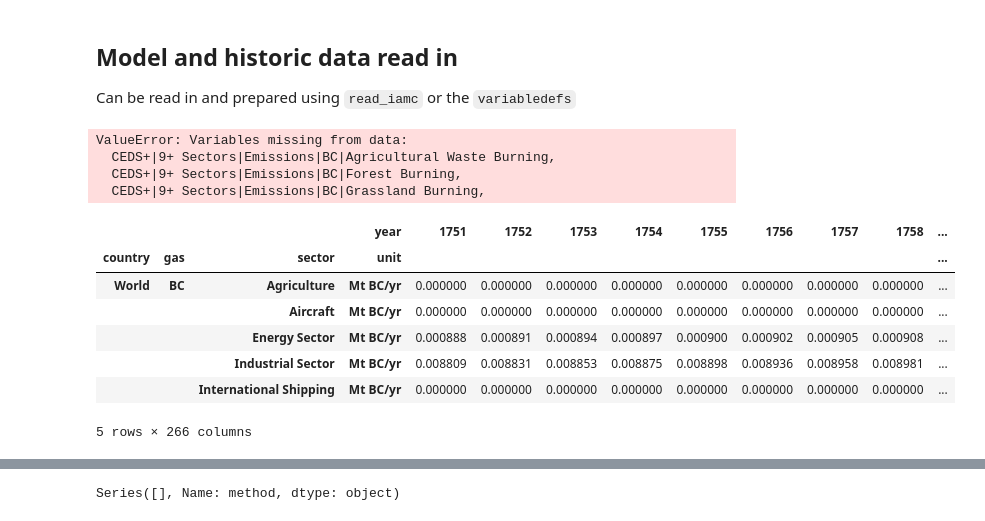
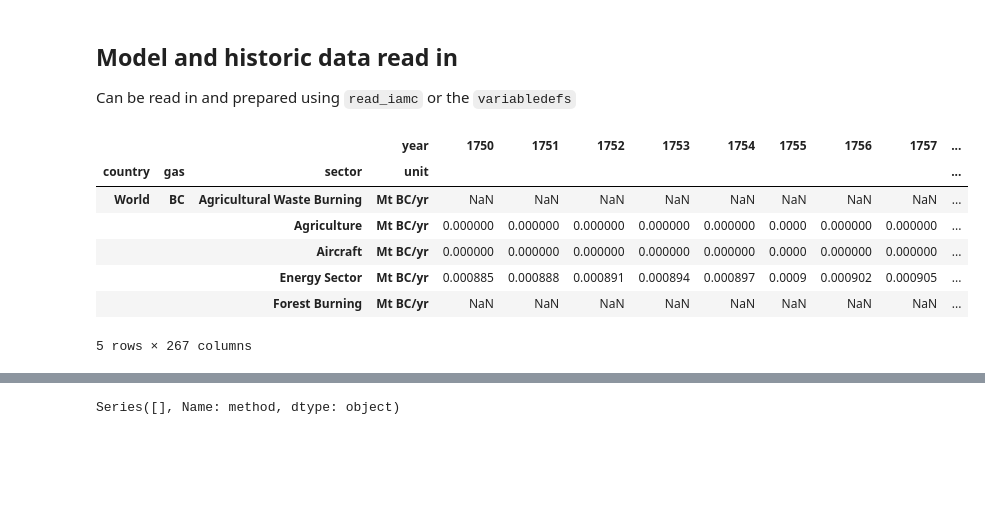
Before and after one commit to jkikstra/concordia, a Jupyter notebook: notebooks/workflow.ipynb, the cells around one changed output, grey strips where cells are left out. Drawn from its saved outputs; the diff is of its cells as text; code cells hidden in the pictures; blank space fills up the shorter version.

```diff
--- a/notebooks/workflow.ipynb
+++ b/notebooks/workflow.ipynb
@@ -73,3 +73,21 @@ array(['LAM', 'OAS', 'SSA', 'EUR', 'NEU', 'MEA', 'REF', 'CAZ', 'CHA',
 ## Model and historic data read in
 
 Can be read in and prepared using `read_iamc` or the `variabledefs`
+# %%
+hist_ceds = (
+    pd.read_csv(
+        base_path / "historical/rescue/ceds_2017_extended.csv", index_col=list(range(4))
+    )
+    .rename(index={"NMVOC": "VOC", "SO2": "Sulfur"}, level="gas")
+    .rename(index={"Mt NMVOC/yr": "Mt VOC/yr"}, level="unit")
+    .rename(columns=int)
+    .pix.format(variable="CEDS+|9+ Sectors|Emissions|{gas}|{sector}", drop=True)
+    .pix.assign(model="History", scenario="CEDS")
+)
+# %%
+hist_global = (
+    pd.read_excel(base_path / "historical/rescue/global_trajectories.xlsx", index_col=list(range(5)))
+    .rename_axis(index=str.lower)
+    .rename_axis(index={"region": "country"})
+    .rename(index=lambda s: s.removesuffix("|Unharmonized"), level="variable")
+)
@@ -76,42 +98,20 @@ Can be read in and prepared using `read_iamc` or the `variabledefs`
 # %%
 hist = (
-    pd.read_csv(
-        base_path / "historical/rescue/ceds_2017_extended.csv", index_col=list(range(5))
+    concat([hist_ceds, hist_global, hist_gfed])
+    .pipe(
+        variabledefs.history.load_data,
+        levels=["country", "gas", "sector", "unit"],
     )
-    .rename_axis(index={"Region": "Country"})
-    .rename(index={"NMVOC": "VOC", "SO2": "Sulfur"}, level="gas")
-    .pipe(variabledefs.load_data, levels=["country", "gas", "sector", "unit"])
     .pipe(combine_countries, **country_combinations)
 )
 hist.head()
 # %% [output]
+|  |  |  | year | 1750 | 1751 | 1752 | 1753 | 1754 | 1755 | 1756 | 1757 | ... |
+| country | gas | sector | unit |  |  |  |  |  |  |  |  | ... |
+| World | BC | Agricultural Waste Burning | Mt BC/yr | NaN | NaN | NaN | NaN | NaN | NaN | NaN | NaN | ... |
+|  |  | Agriculture | Mt BC/yr | 0.000000 | 0.000000 | 0.000000 | 0.000000 | 0.000000 | 0.0000 | 0.000000 | 0.000000 | ... |
+|  |  | Aircraft | Mt BC/yr | 0.000000 | 0.000000 | 0.000000 | 0.000000 | 0.000000 | 0.0000 | 0.000000 | 0.000000 | ... |
+|  |  | Energy Sector | Mt BC/yr | 0.000885 | 0.000888 | 0.000891 | 0.000894 | 0.000897 | 0.0009 | 0.000902 | 0.000905 | ... |
+|  |  | Forest Burning | Mt BC/yr | NaN | NaN | NaN | NaN | NaN | NaN | NaN | NaN | ... |
-ValueError: Variables missing from data:
-  CEDS+|9+ Sectors|Emissions|BC|Agricultural Waste Burning,
-  CEDS+|9+ Sectors|Emissions|BC|Forest Burning,
-  CEDS+|9+ Sectors|Emissions|BC|Grassland Burning,
+5 rows × 267 columns
-# %%
-hist = (
-    pd.read_csv(
-        base_path / "historical/rescue/ceds_2017_extended.csv", index_col=list(range(5))
-    )
-    .rename_axis(index={"Region": "Country"})
-    .rename(index={"NMVOC": "VOC", "SO2": "Sulfur"}, level="gas")
-    .rename(index={"Mt NMVOC/yr": "Mt VOC/yr"}, level="unit")
-    .pipe(
-        variabledefs.load_data,
-        levels=["country", "gas", "sector", "unit"],
-        ignore_missing=True,
-    )
-    .pipe(combine_countries, **country_combinations)
-)
-hist.head()
-# %% [output]
-|  |  |  | year | 1751 | 1752 | 1753 | 1754 | 1755 | 1756 | 1757 | 1758 | ... |
-| country | gas | sector | unit |  |  |  |  |  |  |  |  | ... |
-| World | BC | Agriculture | Mt BC/yr | 0.000000 | 0.000000 | 0.000000 | 0.000000 | 0.000000 | 0.000000 | 0.000000 | 0.000000 | ... |
-|  |  | Aircraft | Mt BC/yr | 0.000000 | 0.000000 | 0.000000 | 0.000000 | 0.000000 | 0.000000 | 0.000000 | 0.000000 | ... |
-|  |  | Energy Sector | Mt BC/yr | 0.000888 | 0.000891 | 0.000894 | 0.000897 | 0.000900 | 0.000902 | 0.000905 | 0.000908 | ... |
-|  |  | Industrial Sector | Mt BC/yr | 0.008809 | 0.008831 | 0.008853 | 0.008875 | 0.008898 | 0.008936 | 0.008958 | 0.008981 | ... |
-|  |  | International Shipping | Mt BC/yr | 0.000000 | 0.000000 | 0.000000 | 0.000000 | 0.000000 | 0.000000 | 0.000000 | 0.000000 | ... |
-5 rows × 266 columns
 # %%
```
Also changed, not shown: parts of 27 cells of this notebook, 4 other files.
